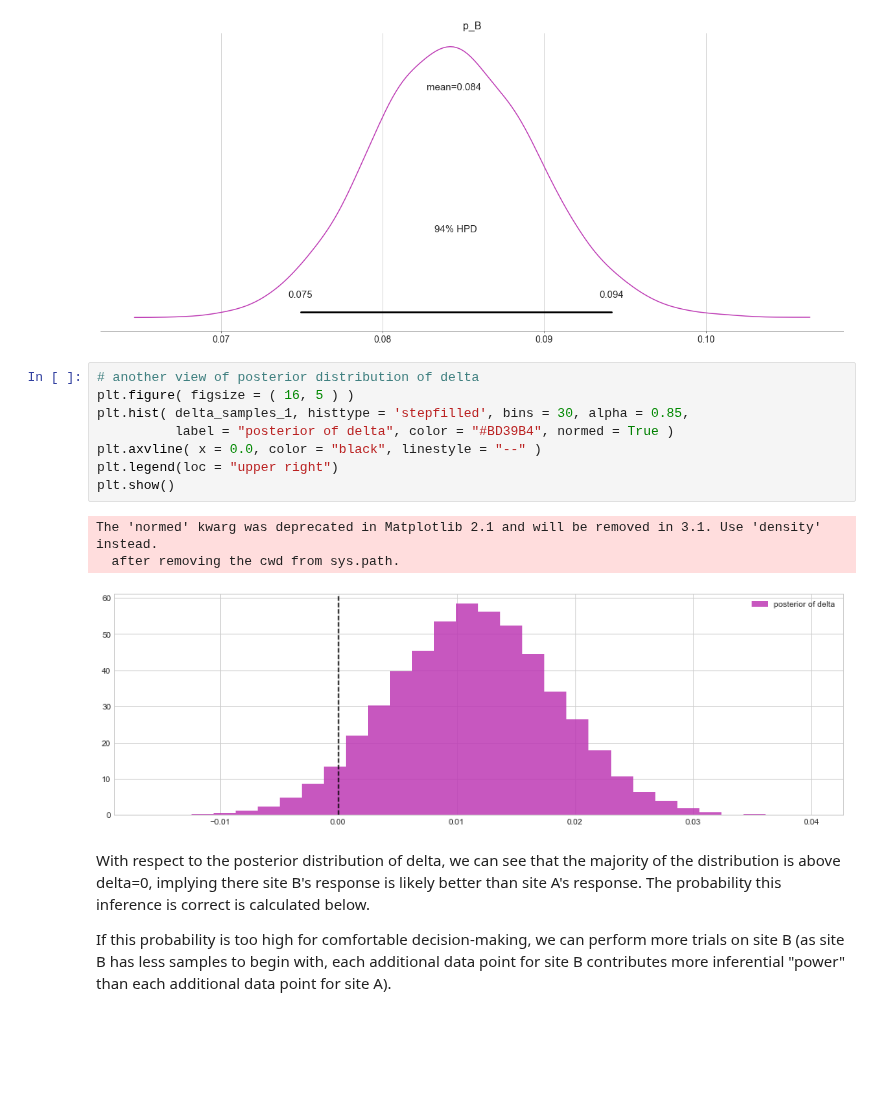
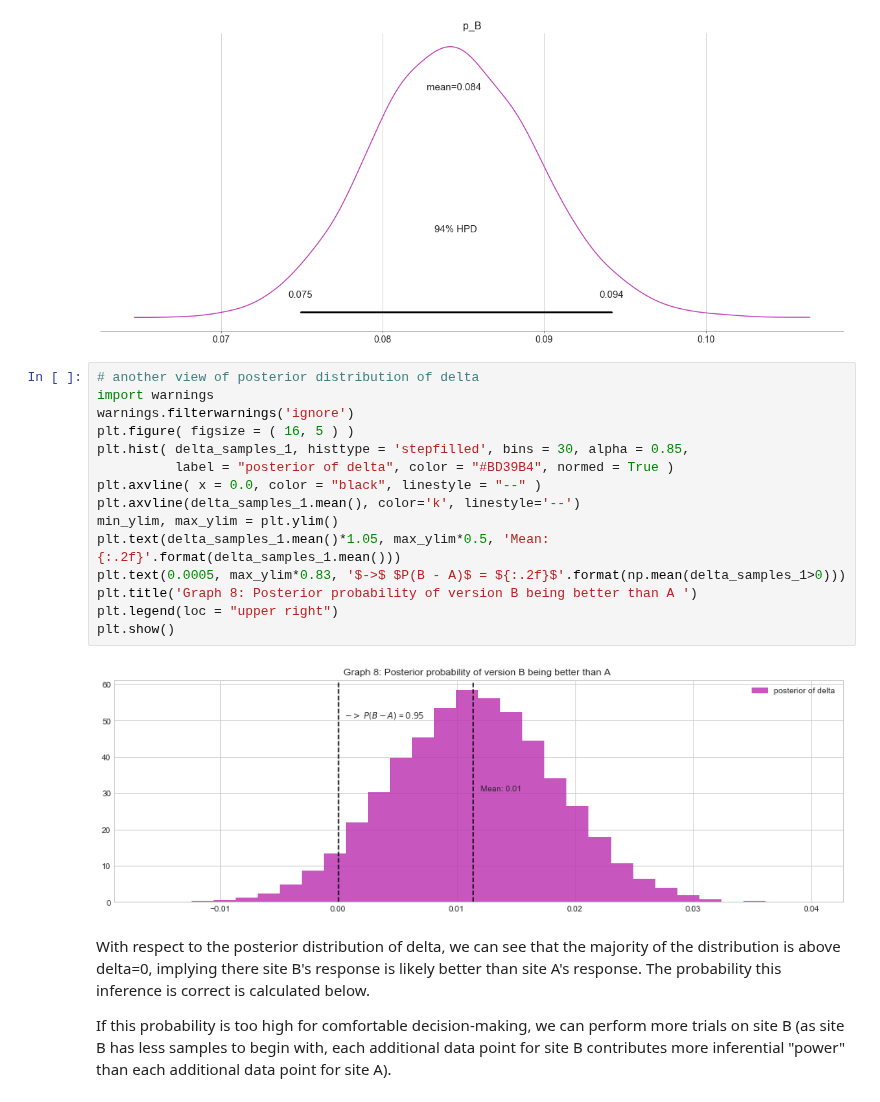
Before and after one commit to chaitanya539/A-B-Testing---Experiment-Design, a Jupyter notebook: Frequentist vs Bayesian A B testing.ipynb, the cells around one changed output. Saved outputs shown, nothing was run; the diff lists cells and outputs as text; blank space fills up the shorter version.

```diff
--- a/Frequentist vs Bayesian A B testing.ipynb
+++ b/Frequentist vs Bayesian A B testing.ipynb
@@ -803,16 +802,21 @@ array([<matplotlib.axes._subplots.AxesSubplot object at 0x...>],
 [figure]
 # %%
 # another view of posterior distribution of delta
+import warnings
+warnings.filterwarnings('ignore')
 plt.figure( figsize = ( 16, 5 ) )
 plt.hist( delta_samples_1, histtype = 'stepfilled', bins = 30, alpha = 0.85,
           label = "posterior of delta", color = "#BD39B4", normed = True )
 plt.axvline( x = 0.0, color = "black", linestyle = "--" )
+plt.axvline(delta_samples_1.mean(), color='k', linestyle='--')
+min_ylim, max_ylim = plt.ylim()
+plt.text(delta_samples_1.mean()*1.05, max_ylim*0.5, 'Mean: {:.2f}'.format(delta_samples_1.mean()))
+plt.text(0.0005, max_ylim*0.83, '$->$ $P(B - A)$ = ${:.2f}$'.format(np.mean(delta_samples_1>0)))
+plt.title('Graph 8: Posterior probability of version B being better than A ')
 plt.legend(loc = "upper right")
 plt.show()
 # %% [output]
-The 'normed' kwarg was deprecated in Matplotlib 2.1 and will be removed in 3.1. Use 'density' instead.
-  after removing the cwd from sys.path.
-[figure, old version]
+[figure, new version]
 # %% [markdown]
 With respect to the posterior distribution of delta, we can see that the majority of the distribution is above delta=0, implying there site B's response is likely better than site A's response. The probability this inference is correct is calculated below.
 
```
Also changed, not shown: parts of 3 cells of this notebook.
